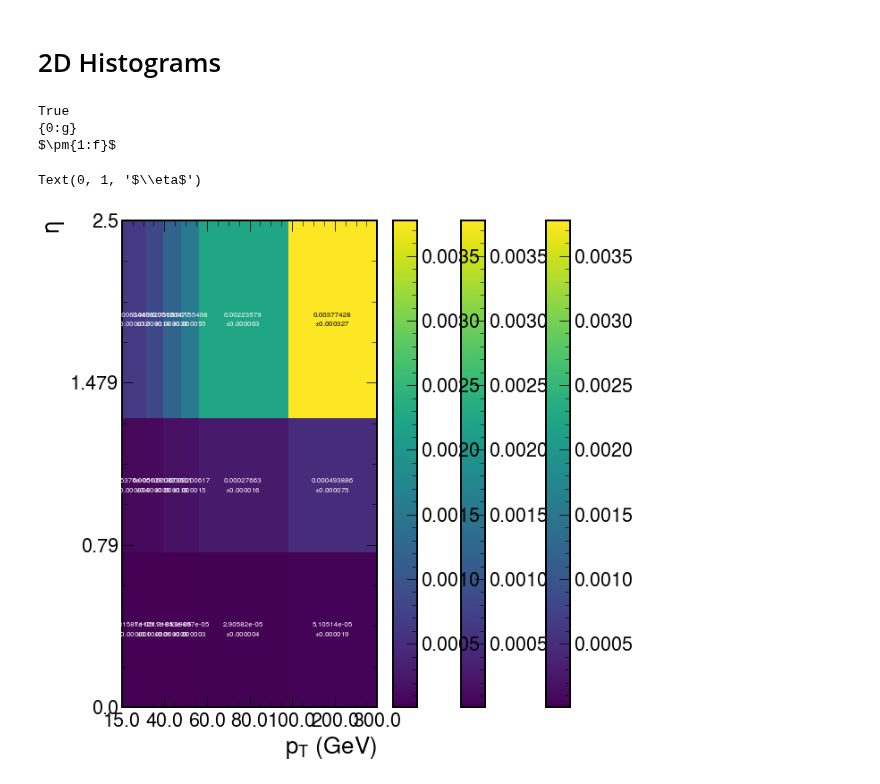
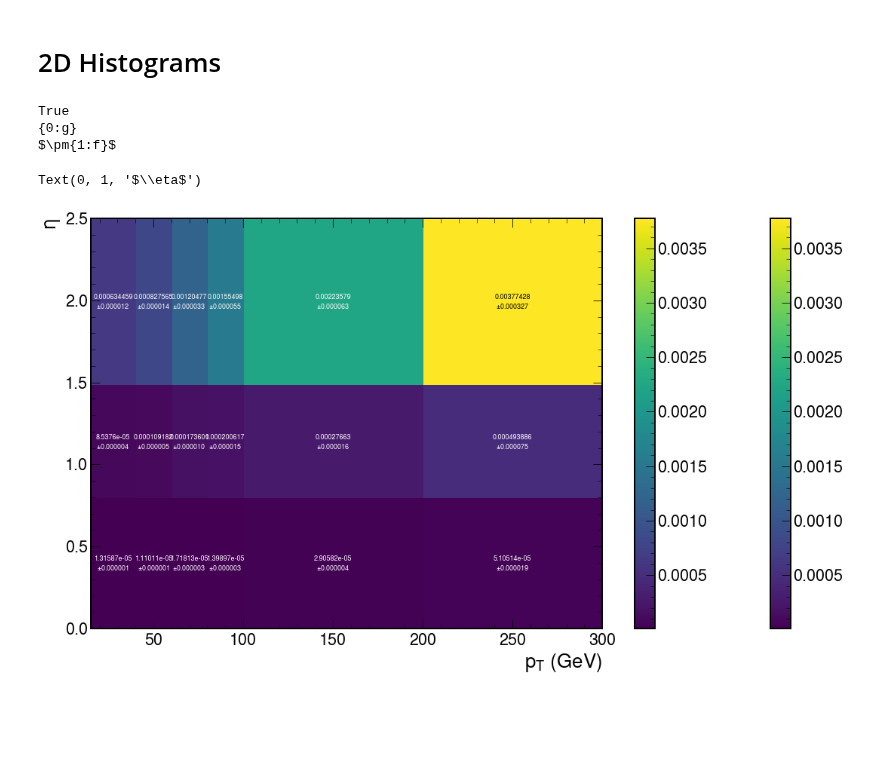
Before and after one commit to JacksonWallace/FCNC, a Jupyter notebook: notebooks/Charge Flip Calculator.ipynb, the cells around one changed output. Cells and saved outputs as stored; diff of their text form; code cells hidden in the pictures; blank space fills up the shorter version.

Commit message:
adding flip errors

```diff
--- a/notebooks/Charge Flip Calculator.ipynb
+++ b/notebooks/Charge Flip Calculator.ipynb
@@ -367,17 +367,17 @@ def bin_text(counts, x_edges, y_edges, axes, cbar, errors=None, size=8, fmt=":g"
 h5 = h3.divide(h4, binomial=True)
 h5.errors
 # %%
-fig, ax  = plt.subplots(1, 1,figsize=(10,10) )
-h5.plot(equidistant='xy') #
-bin_text(h5.counts, h5._edges[0], h5._edges[1], ax, cbar=fig.colorbar(h5.plot()[0], ax=ax), errors = h5.errors)
+fig, ax  = plt.subplots(1, 1,figsize=(19,10) )
+bin_text(h5.counts, h5._edges[0], h5._edges[1], ax, cbar=fig.colorbar(h5.plot()[0], ax=ax), errors = h5.errors, size = 9)
+#h5.plot(equidistant='xy', colorbar=False)
 ax.set_xlabel(r'$p_{T}\ (GeV)$')
 ax.set_ylabel(r'$\eta$')
 # %% [output]
 True
 {0:g}
 $\pm{1:f}$
 Text(0, 1, '$\\eta$')
-[figure, old version]
+[figure, new version]
 # %%
 fig, ax  = plt.subplots(1, 1,figsize=(10,10) )
 h3.plot(show_counts=True, equidistant='xy')
```
